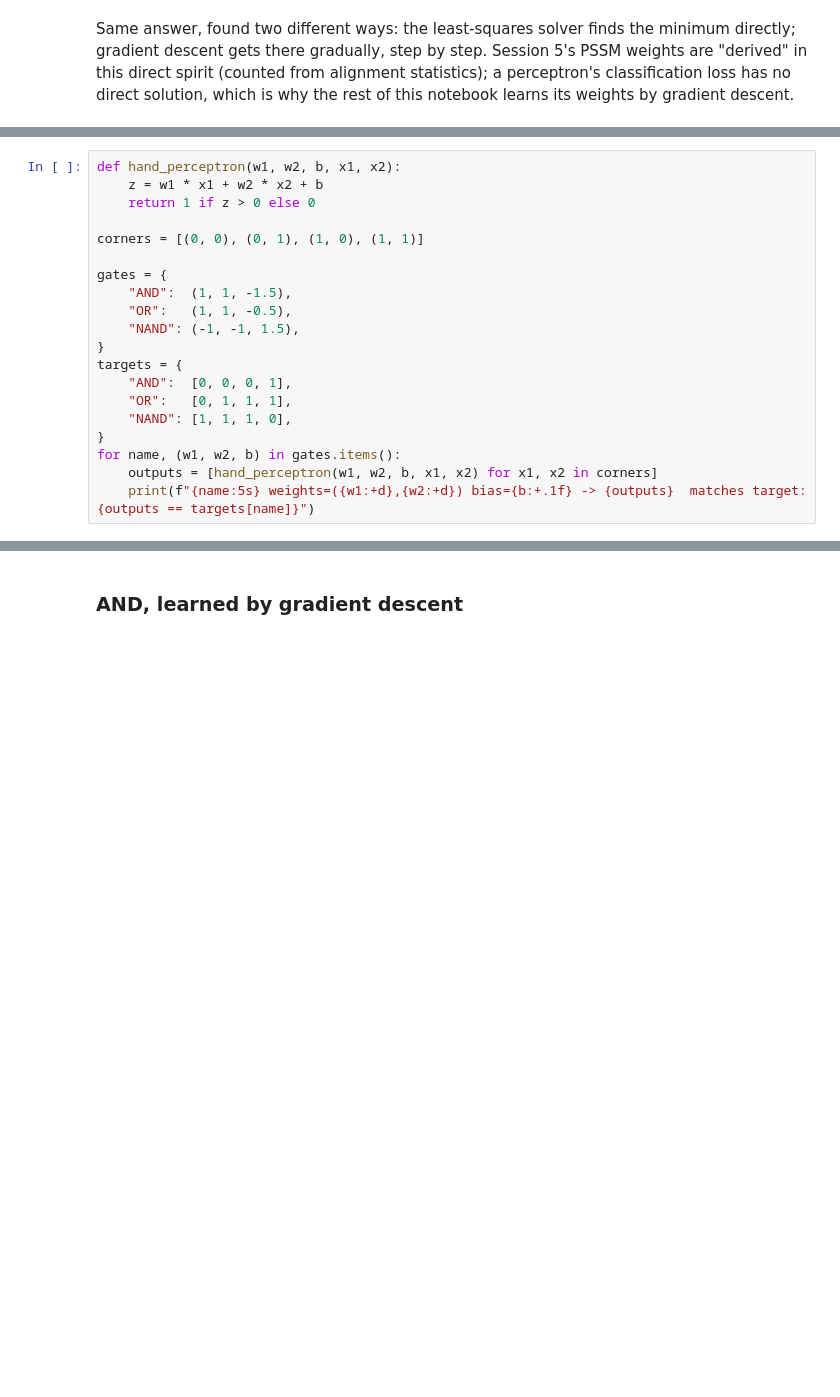
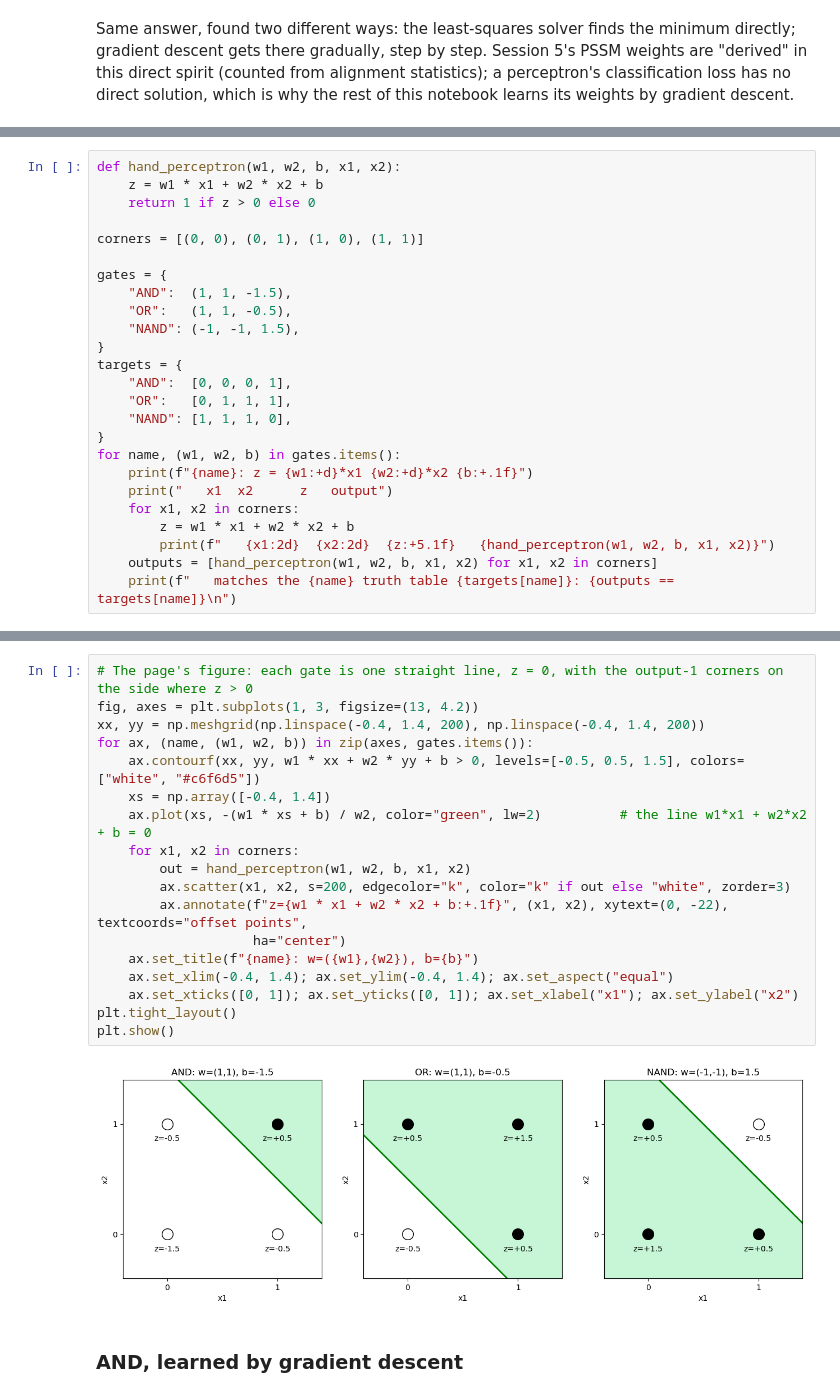
Before and after one commit to ElofssonLab/kb8029-book, a Jupyter notebook: notebooks/session06-gradient-descent-xor.ipynb, the cells around one changed output, grey strips where cells are left out. Saved outputs shown, nothing was run; the diff lists cells and outputs as text; blank space fills up the shorter version.

```diff
--- a/notebooks/session06-gradient-descent-xor.ipynb
+++ b/notebooks/session06-gradient-descent-xor.ipynb
@@ -90,6 +92,11 @@ targets = {
     "NAND": [1, 1, 1, 0],
 }
 for name, (w1, w2, b) in gates.items():
+    print(f"{name}: z = {w1:+d}*x1 {w2:+d}*x2 {b:+.1f}")
+    print("   x1  x2      z   output")
+    for x1, x2 in corners:
+        z = w1 * x1 + w2 * x2 + b
+        print(f"   {x1:2d}  {x2:2d}  {z:+5.1f}   {hand_perceptron(w1, w2, b, x1, x2)}")
     outputs = [hand_perceptron(w1, w2, b, x1, x2) for x1, x2 in corners]
-    print(f"{name:5s} weights=({w1:+d},{w2:+d}) bias={b:+.1f} -> {outputs}  matches target: {outputs == targets[name]}")
+    print(f"   matches the {name} truth table {targets[name]}: {outputs == targets[name]}\n")
 # %% [output]
@@ -99,3 +120,23 @@ NAND  weights=(-1,-1) bias=+1.5 -> [1, 1, 1, 0]  matches target: True
+# %%
+# The page's figure: each gate is one straight line, z = 0, with the output-1 corners on the side where z > 0
+fig, axes = plt.subplots(1, 3, figsize=(13, 4.2))
+xx, yy = np.meshgrid(np.linspace(-0.4, 1.4, 200), np.linspace(-0.4, 1.4, 200))
+for ax, (name, (w1, w2, b)) in zip(axes, gates.items()):
+    ax.contourf(xx, yy, w1 * xx + w2 * yy + b > 0, levels=[-0.5, 0.5, 1.5], colors=["white", "#c6f6d5"])
+    xs = np.array([-0.4, 1.4])
+    ax.plot(xs, -(w1 * xs + b) / w2, color="green", lw=2)          # the line w1*x1 + w2*x2 + b = 0
+    for x1, x2 in corners:
+        out = hand_perceptron(w1, w2, b, x1, x2)
+        ax.scatter(x1, x2, s=200, edgecolor="k", color="k" if out else "white", zorder=3)
+        ax.annotate(f"z={w1 * x1 + w2 * x2 + b:+.1f}", (x1, x2), xytext=(0, -22), textcoords="offset points",
+                    ha="center")
+    ax.set_title(f"{name}: w=({w1},{w2}), b={b}")
+    ax.set_xlim(-0.4, 1.4); ax.set_ylim(-0.4, 1.4); ax.set_aspect("equal")
+    ax.set_xticks([0, 1]); ax.set_yticks([0, 1]); ax.set_xlabel("x1"); ax.set_ylabel("x2")
+plt.tight_layout()
+plt.show()
+# %% [output]
+[figure, added]
 # %% [markdown]
 ### AND, learned by gradient descent
 # %%
```
Also changed, not shown: parts of 15 cells of this notebook, 8 other files.
